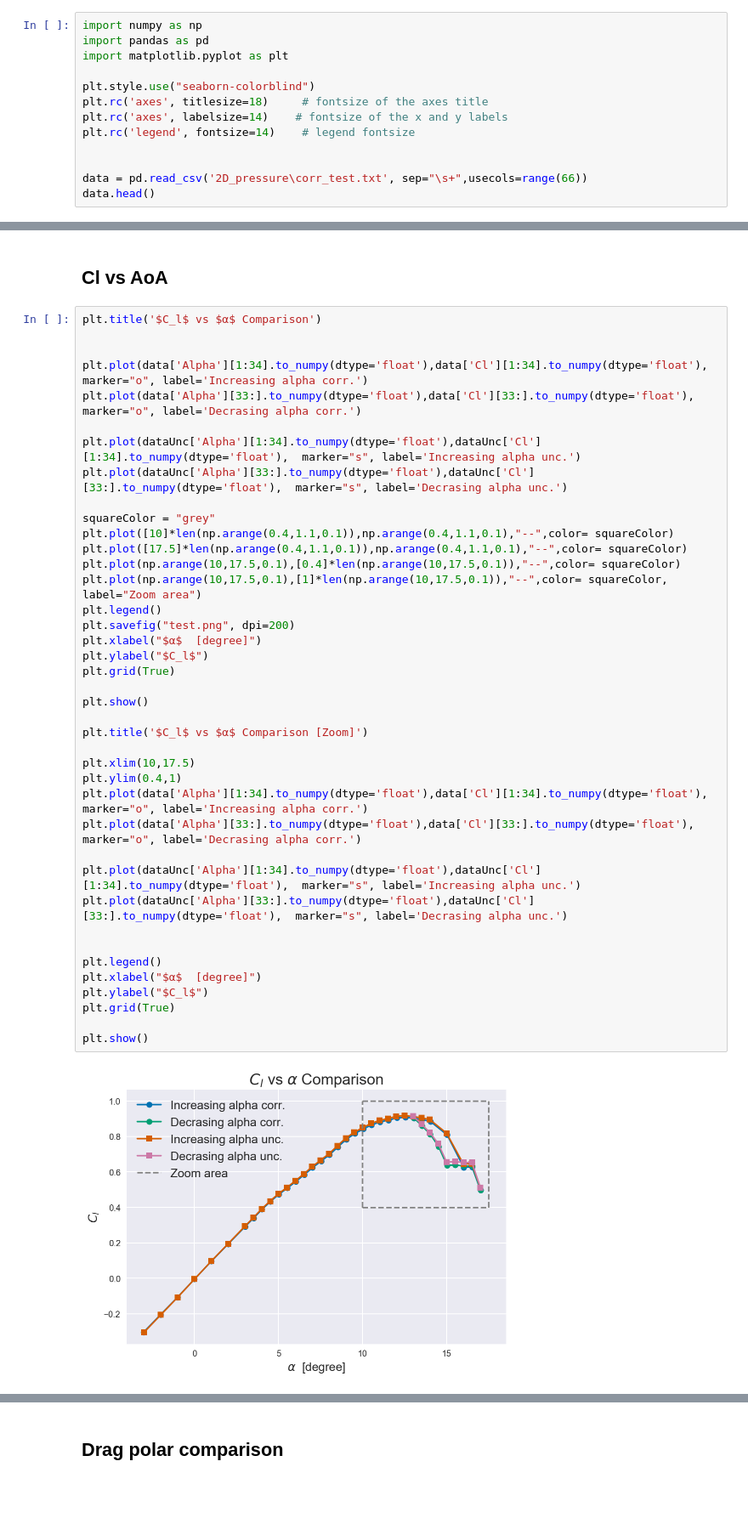
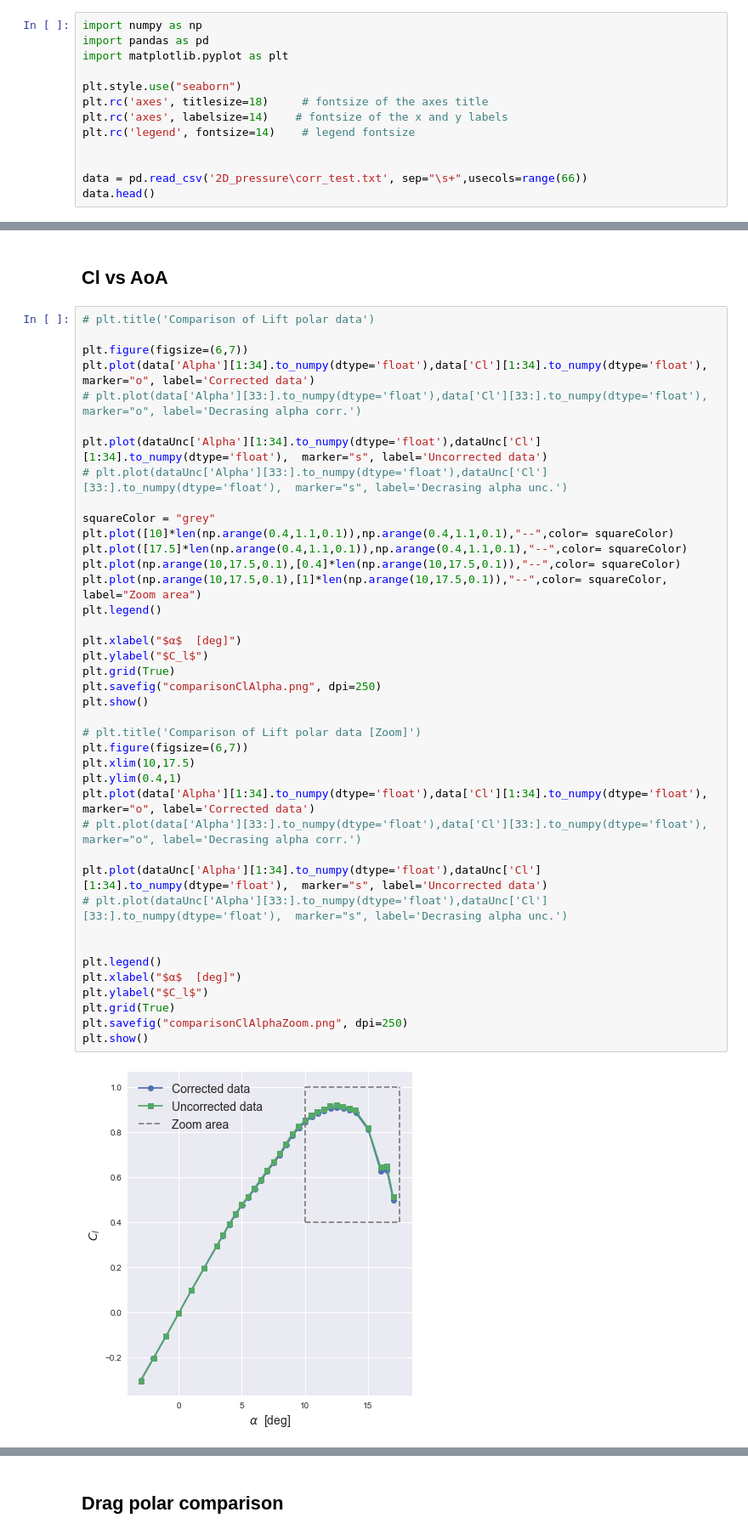
Before and after one commit to iamlucassantos/WindTunnelTest, a Jupyter notebook: IR/PressureReader2D.ipynb, the cells around one changed output, grey strips where cells are left out. Shown at 85% size. Cells and saved outputs as stored; diff of their text form; blank space fills up the shorter version.

Commit message:
Added comparison graphs

```diff
--- a/IR/PressureReader2D.ipynb
+++ b/IR/PressureReader2D.ipynb
@@ -7,7 +7,7 @@ import numpy as np
 import pandas as pd
 import matplotlib.pyplot as plt
 
-plt.style.use("seaborn-colorblind")
+plt.style.use("seaborn")
 plt.rc('axes', titlesize=18)     # fontsize of the axes title
 plt.rc('axes', labelsize=14)    # fontsize of the x and y labels
 plt.rc('legend', fontsize=14)    # legend fontsize
@@ -205,44 +205,44 @@ Graphs comparing the corrected and uncorrected data
 # %% [markdown]
 ## Cl vs AoA
 # %%
-plt.title('$C_l$ vs $α$ Comparison')
+# plt.title('Comparison of Lift polar data')
 
+plt.figure(figsize=(6,7))
+plt.plot(data['Alpha'][1:34].to_numpy(dtype='float'),data['Cl'][1:34].to_numpy(dtype='float'),  marker="o", label='Corrected data')
+# plt.plot(data['Alpha'][33:].to_numpy(dtype='float'),data['Cl'][33:].to_numpy(dtype='float'),  marker="o", label='Decrasing alpha corr.')
 
-plt.plot(data['Alpha'][1:34].to_numpy(dtype='float'),data['Cl'][1:34].to_numpy(dtype='float'),  marker="o", label='Increasing alpha corr.')
-plt.plot(data['Alpha'][33:].to_numpy(dtype='float'),data['Cl'][33:].to_numpy(dtype='float'),  marker="o", label='Decrasing alpha corr.')
-
-plt.plot(dataUnc['Alpha'][1:34].to_numpy(dtype='float'),dataUnc['Cl'][1:34].to_numpy(dtype='float'),  marker="s", label='Increasing alpha unc.')
-plt.plot(dataUnc['Alpha'][33:].to_numpy(dtype='float'),dataUnc['Cl'][33:].to_numpy(dtype='float'),  marker="s", label='Decrasing alpha unc.')
+plt.plot(dataUnc['Alpha'][1:34].to_numpy(dtype='float'),dataUnc['Cl'][1:34].to_numpy(dtype='float'),  marker="s", label='Uncorrected data')
+# plt.plot(dataUnc['Alpha'][33:].to_numpy(dtype='float'),dataUnc['Cl'][33:].to_numpy(dtype='float'),  marker="s", label='Decrasing alpha unc.')
 
 squareColor = "grey"
 plt.plot([10]*len(np.arange(0.4,1.1,0.1)),np.arange(0.4,1.1,0.1),"--",color= squareColor)
 plt.plot([17.5]*len(np.arange(0.4,1.1,0.1)),np.arange(0.4,1.1,0.1),"--",color= squareColor)
 plt.plot(np.arange(10,17.5,0.1),[0.4]*len(np.arange(10,17.5,0.1)),"--",color= squareColor)
 plt.plot(np.arange(10,17.5,0.1),[1]*len(np.arange(10,17.5,0.1)),"--",color= squareColor, label="Zoom area")
 plt.legend()
-plt.savefig("test.png", dpi=200)
-plt.xlabel("$α$  [degree]")
+
+plt.xlabel("$α$  [deg]")
 plt.ylabel("$C_l$")
 plt.grid(True)
-
+plt.savefig("comparisonClAlpha.png", dpi=250)
 plt.show()
 
-plt.title('$C_l$ vs $α$ Comparison [Zoom]')
-
+# plt.title('Comparison of Lift polar data [Zoom]')
+plt.figure(figsize=(6,7))
 plt.xlim(10,17.5)
 plt.ylim(0.4,1)
-plt.plot(data['Alpha'][1:34].to_numpy(dtype='float'),data['Cl'][1:34].to_numpy(dtype='float'),  marker="o", label='Increasing alpha corr.')
-plt.plot(data['Alpha'][33:].to_numpy(dtype='float'),data['Cl'][33:].to_numpy(dtype='float'),  marker="o", label='Decrasing alpha corr.')
+plt.plot(data['Alpha'][1:34].to_numpy(dtype='float'),data['Cl'][1:34].to_numpy(dtype='float'),  marker="o", label='Corrected data')
+# plt.plot(data['Alpha'][33:].to_numpy(dtype='float'),data['Cl'][33:].to_numpy(dtype='float'),  marker="o", label='Decrasing alpha corr.')
 
-plt.plot(dataUnc['Alpha'][1:34].to_numpy(dtype='float'),dataUnc['Cl'][1:34].to_numpy(dtype='float'),  marker="s", label='Increasing alpha unc.')
-plt.plot(dataUnc['Alpha'][33:].to_numpy(dtype='float'),dataUnc['Cl'][33:].to_numpy(dtype='float'),  marker="s", label='Decrasing alpha unc.')
+plt.plot(dataUnc['Alpha'][1:34].to_numpy(dtype='float'),dataUnc['Cl'][1:34].to_numpy(dtype='float'),  marker="s", label='Uncorrected data')
+# plt.plot(dataUnc['Alpha'][33:].to_numpy(dtype='float'),dataUnc['Cl'][33:].to_numpy(dtype='float'),  marker="s", label='Decrasing alpha unc.')
 
 
 plt.legend()
-plt.xlabel("$α$  [degree]")
+plt.xlabel("$α$  [deg]")
 plt.ylabel("$C_l$")
 plt.grid(True)
-
+plt.savefig("comparisonClAlphaZoom.png", dpi=250)
 plt.show()
 # %% [output]
-[figure, old version]
+[figure, new version]
```
Also changed, not shown: parts of 19 cells of this notebook.
